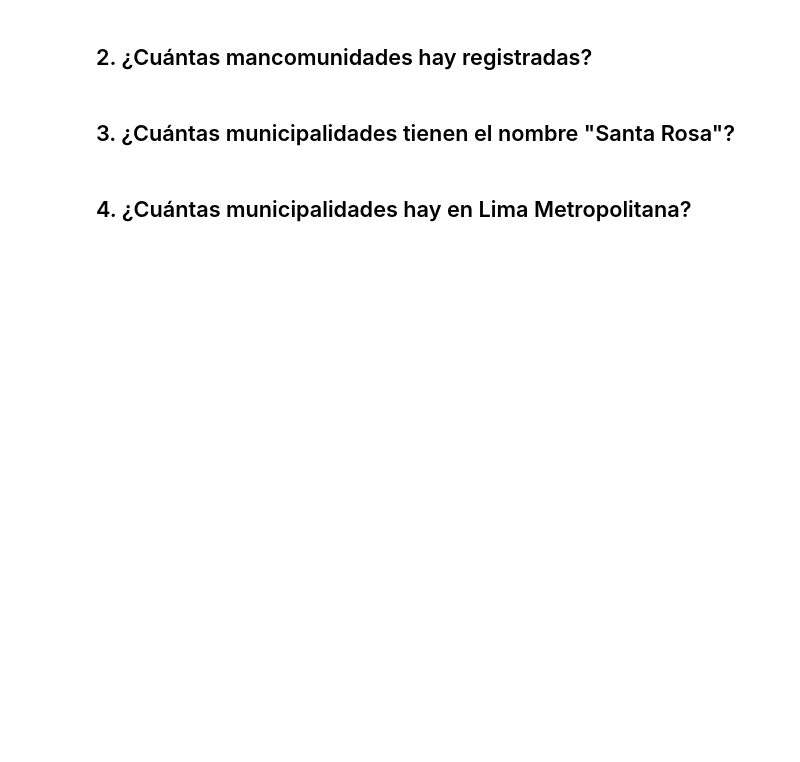
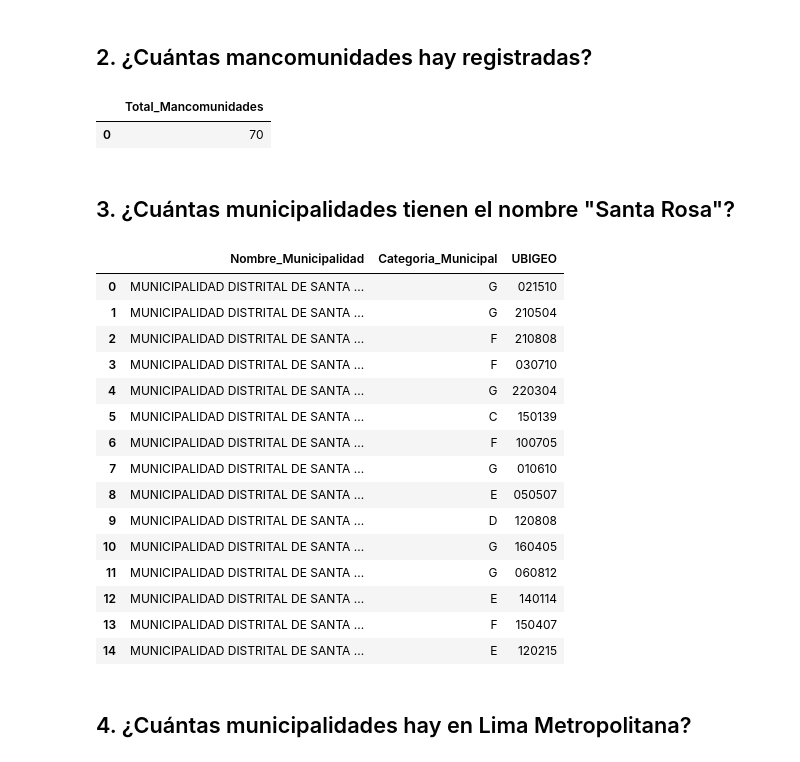
Before and after one commit to angelariasus/mef_dl, a Jupyter notebook: notebooks/08_consultas_generales.ipynb, the cells around one changed output. Drawn from its saved outputs; the diff is of its cells as text; code cells hidden in the pictures; blank space fills up the shorter version.

```diff
--- a/notebooks/08_consultas_generales.ipynb
+++ b/notebooks/08_consultas_generales.ipynb
@@ -53,18 +61,43 @@ spark.sql(query_1).toPandas()
 query_2 = """
 SELECT COUNT(*) as Total_Mancomunidades
 FROM dim_municipalidad
-WHERE LOWER(Ejecutora) LIKE '%mancomunidad%' OR LOWER(Pliego) LIKE '%mancomunidad%'
+WHERE LOWER(Ejecutora) LIKE '%mancomunidad%'
 """
 spark.sql(query_2).toPandas()
+# %% [output]
+|  | Total_Mancomunidades |
+| 0 | 70 |
 # %% [markdown]
 ## 3. ¿Cuántas municipalidades tienen el nombre "Santa Rosa"?
 # %%
 query_3 = """
-SELECT Ejecutora as Nombre_Municipalidad, Categoria_Municipal
-FROM dim_municipalidad
-WHERE LOWER(Ejecutora) LIKE '%santa rosa%'
+SELECT DISTINCT
+    m.Ejecutora as Nombre_Municipalidad,
+    m.Categoria_Municipal,
+    g.UBIGEO
+FROM dim_municipalidad m
+JOIN fact_ejec f ON m.SK_Municipalidad = f.SK_Municipalidad
+JOIN dim_geografia g ON f.SK_Geografia = g.SK_Geografia
+WHERE LOWER(m.Ejecutora) LIKE '%santa rosa%'
 """
 spark.sql(query_3).toPandas()
+# %% [output]
+|  | Nombre_Municipalidad | Categoria_Municipal | UBIGEO |
+| 0 | MUNICIPALIDAD DISTRITAL DE SANTA ... | G | 021510 |
+| 1 | MUNICIPALIDAD DISTRITAL DE SANTA ... | G | 210504 |
+| 2 | MUNICIPALIDAD DISTRITAL DE SANTA ... | F | 210808 |
+| 3 | MUNICIPALIDAD DISTRITAL DE SANTA ... | F | 030710 |
+| 4 | MUNICIPALIDAD DISTRITAL DE SANTA ... | G | 220304 |
+| 5 | MUNICIPALIDAD DISTRITAL DE SANTA ... | C | 150139 |
+| 6 | MUNICIPALIDAD DISTRITAL DE SANTA ... | F | 100705 |
+| 7 | MUNICIPALIDAD DISTRITAL DE SANTA ... | G | 010610 |
+| 8 | MUNICIPALIDAD DISTRITAL DE SANTA ... | E | 050507 |
+| 9 | MUNICIPALIDAD DISTRITAL DE SANTA ... | D | 120808 |
+| 10 | MUNICIPALIDAD DISTRITAL DE SANTA ... | G | 160405 |
+| 11 | MUNICIPALIDAD DISTRITAL DE SANTA ... | G | 060812 |
+| 12 | MUNICIPALIDAD DISTRITAL DE SANTA ... | E | 140114 |
+| 13 | MUNICIPALIDAD DISTRITAL DE SANTA ... | F | 150407 |
+| 14 | MUNICIPALIDAD DISTRITAL DE SANTA ... | E | 120215 |
 # %% [markdown]
 ## 4. ¿Cuántas municipalidades hay en Lima Metropolitana?
 # %%
```
Also changed, not shown: parts of 30 cells of this notebook, 8 other files.
